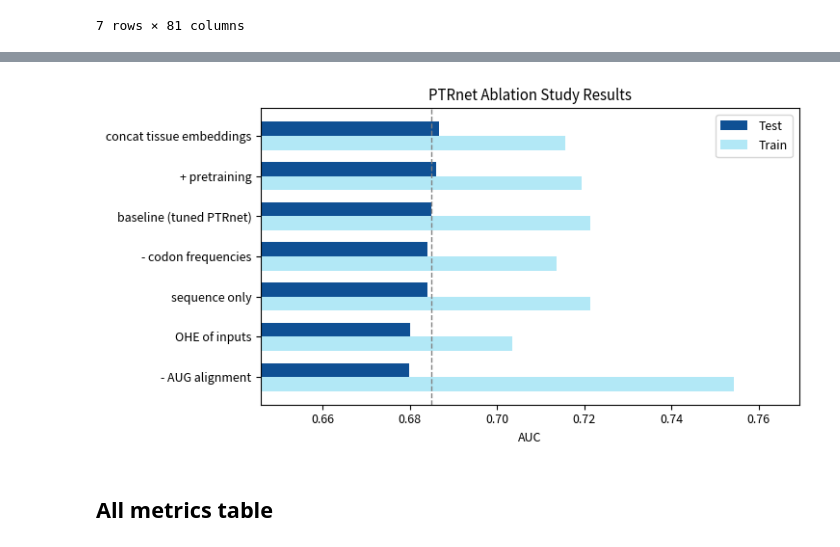
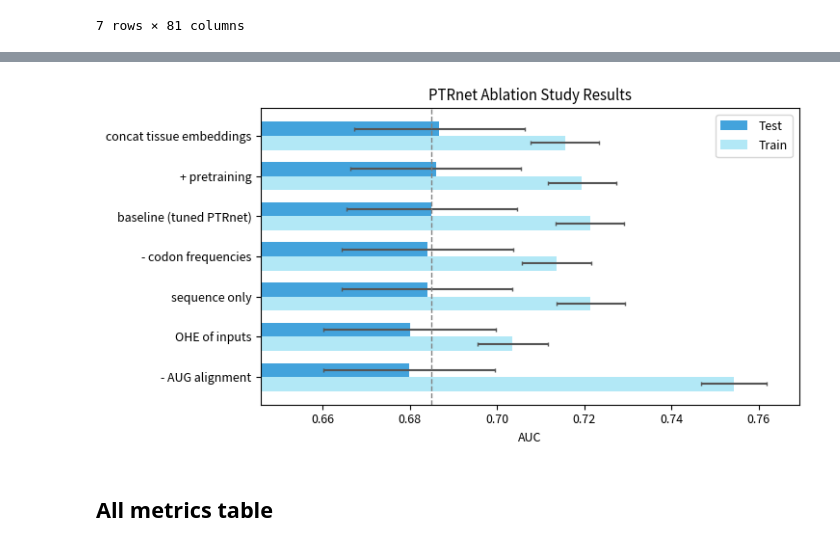
Before and after one commit to f-krause/master-thesis, a Jupyter notebook: experiments/visualisation/ptrnet_ablation_study.ipynb, the cells around one changed output, grey strips where cells are left out. Cells and saved outputs as stored; diff of their text form; code cells hidden in the pictures.

```diff
--- a/experiments/visualisation/ptrnet_ablation_study.ipynb
+++ b/experiments/visualisation/ptrnet_ablation_study.ipynb
@@ -83,31 +122,34 @@ df
 # %%
 fig, ax = plt.subplots(figsize=(7.5, 4))
 bar_height = 0.35
 y = range(len(df))
 
+test_xerrs = [df["AUC_test"] - df["test_auc_ci_lower"], df["test_auc_ci_upper"] - df["AUC_test"]]
+train_xerrs = [df["AUC_train"] - df["train_auc_ci_lower"], df["train_auc_ci_upper"] - df["AUC_train"]]
+
 # Bars with spacing
-ax.barh([i + bar_height / 2 for i in y], df["AUC_test"], height=bar_height, label='Test', color=blue_shades[4])
-ax.barh([i - bar_height / 2 for i in y], df["AUC_train"], height=bar_height, label='Train', color=blue_shades[0])
+ax.barh([i + bar_height / 2 for i in y], df["AUC_test"], height=bar_height, xerr=test_xerrs, label='Test', color=blue_shades[2], error_kw={'elinewidth': 1.5, 'ecolor':"#555555", 'capsize': 1.5})
+ax.barh([i - bar_height / 2 for i in y], df["AUC_train"], height=bar_height, xerr=train_xerrs, label='Train', color=blue_shades[0], error_kw={'elinewidth': 1.5, 'ecolor':"#555555", 'capsize': 1.5})
 
 # Labels and legend
 ax.set_yticks(y)
 ax.set_yticklabels(df.name)
 ax.set_xlabel("AUC")
 ax.set_title("PTRnet Ablation Study Results")
 ax.legend()
 # ax.set_xlim(0.5, max(df["AUC_test"].max(), df["AUC_train"].max()) * 1.035)
 ax.set_xlim(min(df["AUC_test"].min(), df["AUC_train"].min()) * 0.95, max(df["AUC_test"].max(), df["AUC_train"].max()) * 1.02)
 # add a vertical grey line at the baseline AUC value
 baseline_auc = df[df.run_id == 26]["AUC_test"].values[0]
 ax.axvline(baseline_auc, color="grey", linestyle="--", label="Baseline AUC", lw=1)
 plt.tight_layout()
 
 if STORE:
     plt.savefig(os.getenv("OUTPUT_DIR") + f"/ptrnet_ablation_barplot.pdf", format="pdf", bbox_inches="tight")
 
 plt.show()
 # %% [output]
-[figure, old version]
+[figure, new version]
 # %% [markdown]
 ## All metrics table
 # %%
```
Also changed, not shown: parts of 1 cell of this notebook, 1 other file.
